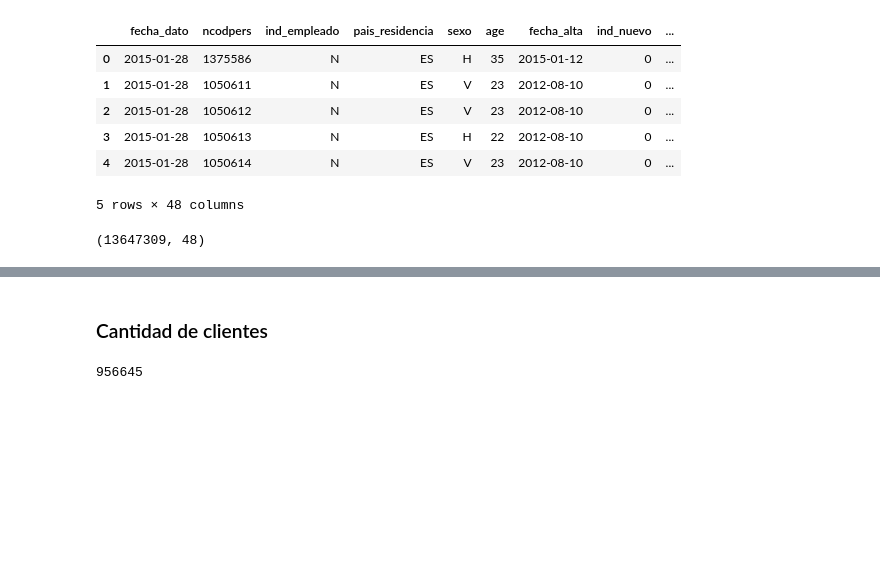
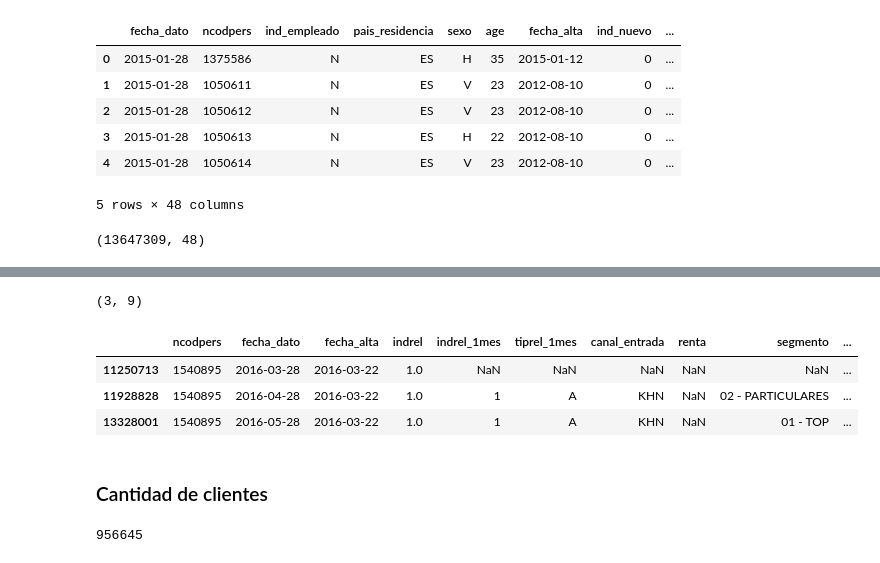
Before and after one commit to sergioml/degree_project, a Jupyter notebook: new_start_part1.ipynb, the cells around one changed output, grey strips where cells are left out. Drawn from its saved outputs; the diff is of its cells as text; code cells hidden in the pictures; blank space fills up the shorter version.

```diff
--- a/new_start_part1.ipynb
+++ b/new_start_part1.ipynb
@@ -27,0 +32,12 @@ df_copy = df.copy()
+# %%
+columns_int = ['ncodpers','fecha_dato', 'fecha_alta', 'indrel', 'indrel_1mes', 'tiprel_1mes', 'canal_entrada',
+              'renta', 'segmento']
+# %%
+missing = df_copy[df_copy.isnull().any(axis=1)]
+# %%
+grby_ncodpers = missing.groupby(['ncodpers'])
+cods = missing.ncodpers.unique()
+# %%
+customer = np.random.choice(cods)
+print(grby_ncodpers.get_group(customer)[columns_int].shape)
+grby_ncodpers.get_group(customer)[columns_int]
@@ -28,3 +50,12 @@ df_copy = df.copy()
+# %%
+print(groupby_ncodpers.get_group(customer)[columns_int].shape)
+groupby_ncodpers.get_group(customer)[columns_int + [df_copy.columns.tolist()[24]]]
+# %% [output]
+(3, 9)
+|  | ncodpers | fecha_dato | fecha_alta | indrel | indrel_1mes | tiprel_1mes | canal_entrada | renta | segmento | ... |
+| 11250713 | 1540895 | 2016-03-28 | 2016-03-22 | 1.0 | NaN | NaN | NaN | NaN | NaN | ... |
+| 11928828 | 1540895 | 2016-04-28 | 2016-03-22 | 1.0 | 1 | A | KHN | NaN | 02 - PARTICULARES | ... |
+| 13328001 | 1540895 | 2016-05-28 | 2016-03-22 | 1.0 | 1 | A | KHN | NaN | 01 - TOP | ... |
 # %% [markdown]
 ### Cantidad de clientes
 # %%
```
Also changed, not shown: parts of 4 cells of this notebook, 5 other files.
